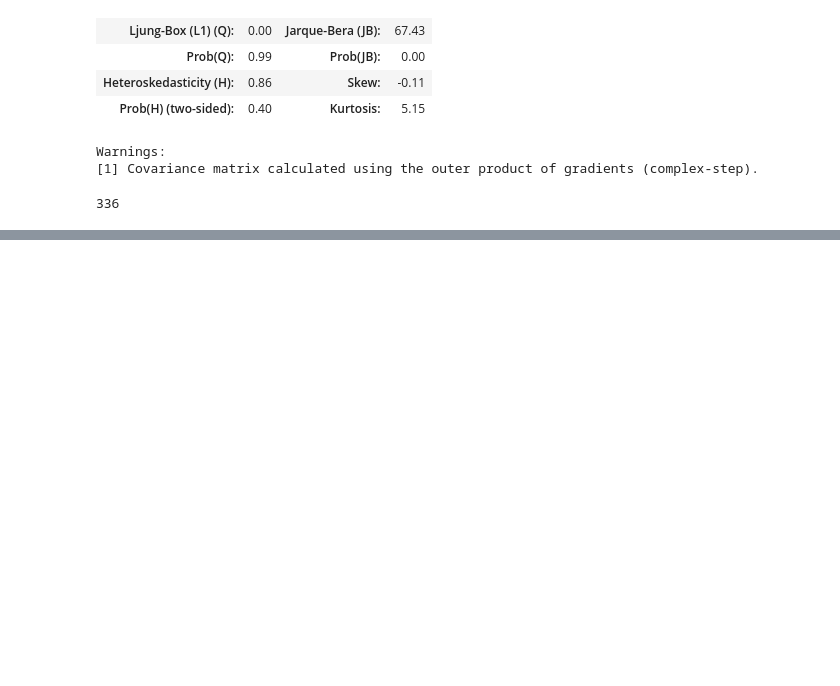
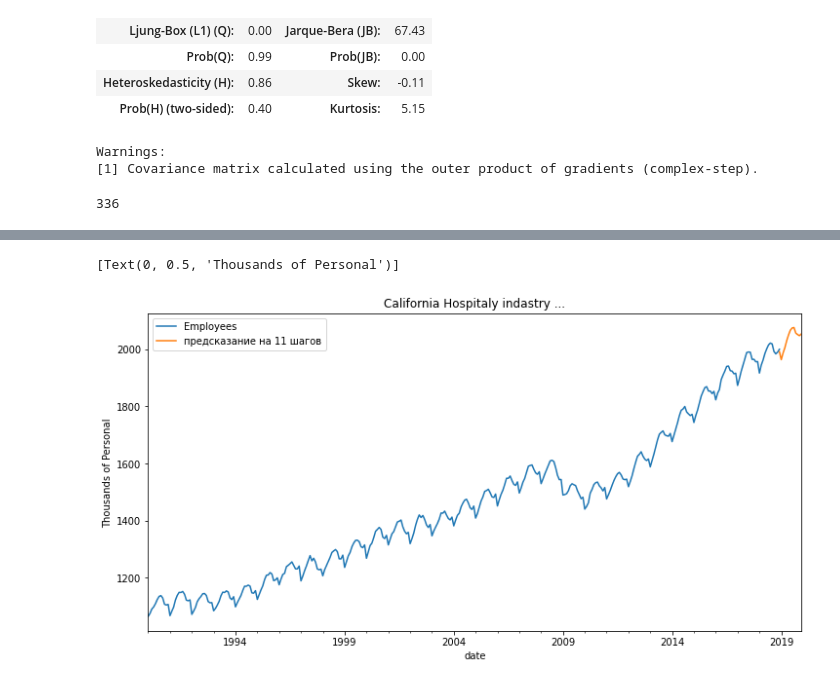
Before and after one commit to seva3/Silaev, a Jupyter notebook: Untitled2.ipynb, the cells around one changed output, grey strips where cells are left out. Drawn from its saved outputs; the diff is of its cells as text; code cells hidden in the pictures; blank space fills up the shorter version.

```diff
--- a/Untitled2.ipynb
+++ b/Untitled2.ipynb
@@ -139,0 +211,8 @@ Warnings:
+# %%
+gra = he['Employees'].plot(legend=True, figsize=(12,6), title=gratitle)
+fcast.plot(legend=True)
+gra.autoscale(axis='x', tight=True)
+gra.set(ylabel=ylabel)
+# %% [output]
+[Text(0, 0.5, 'Thousands of Personal')]
+[figure, added]
```
Also changed, not shown: parts of 11 cells of this notebook.
